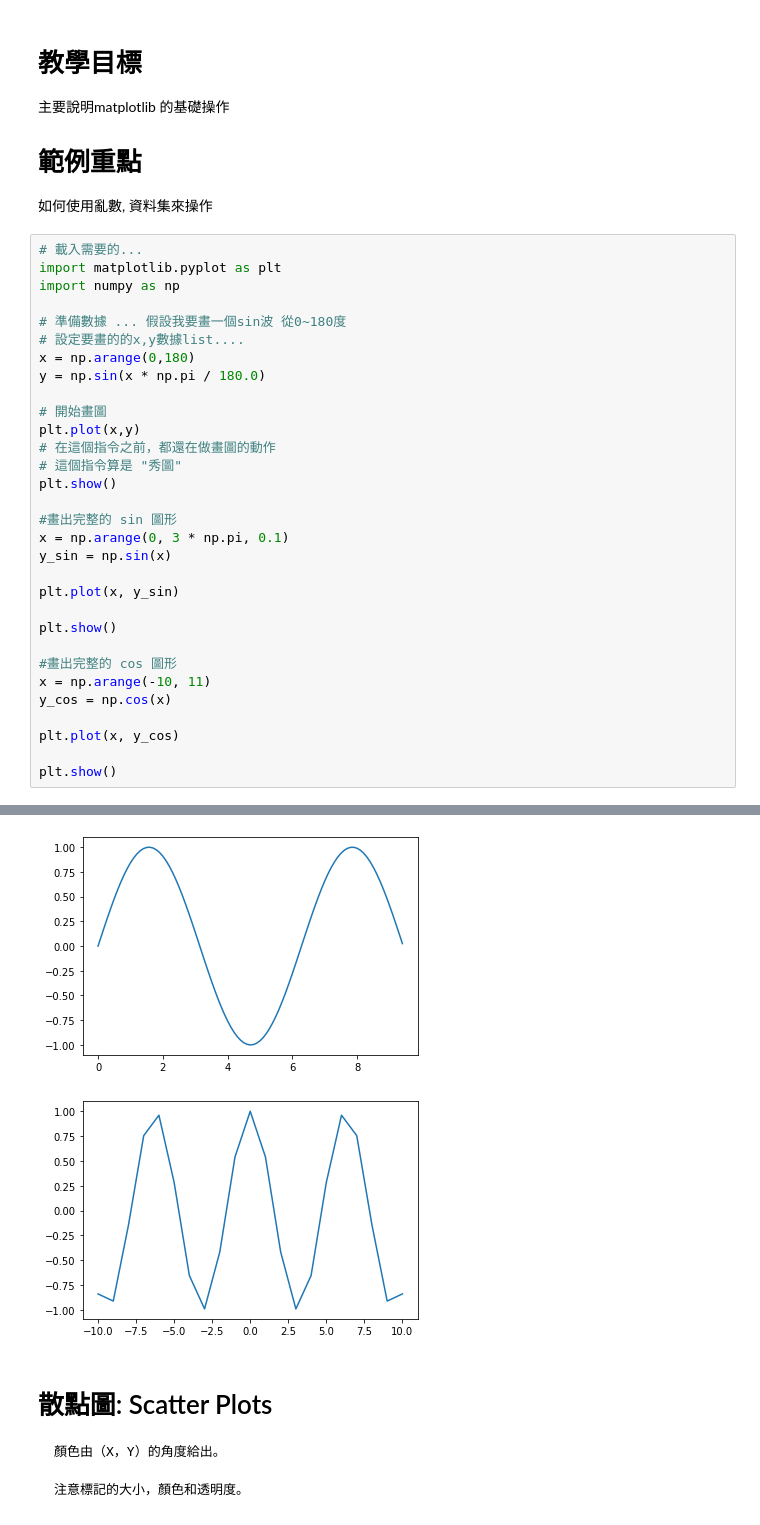
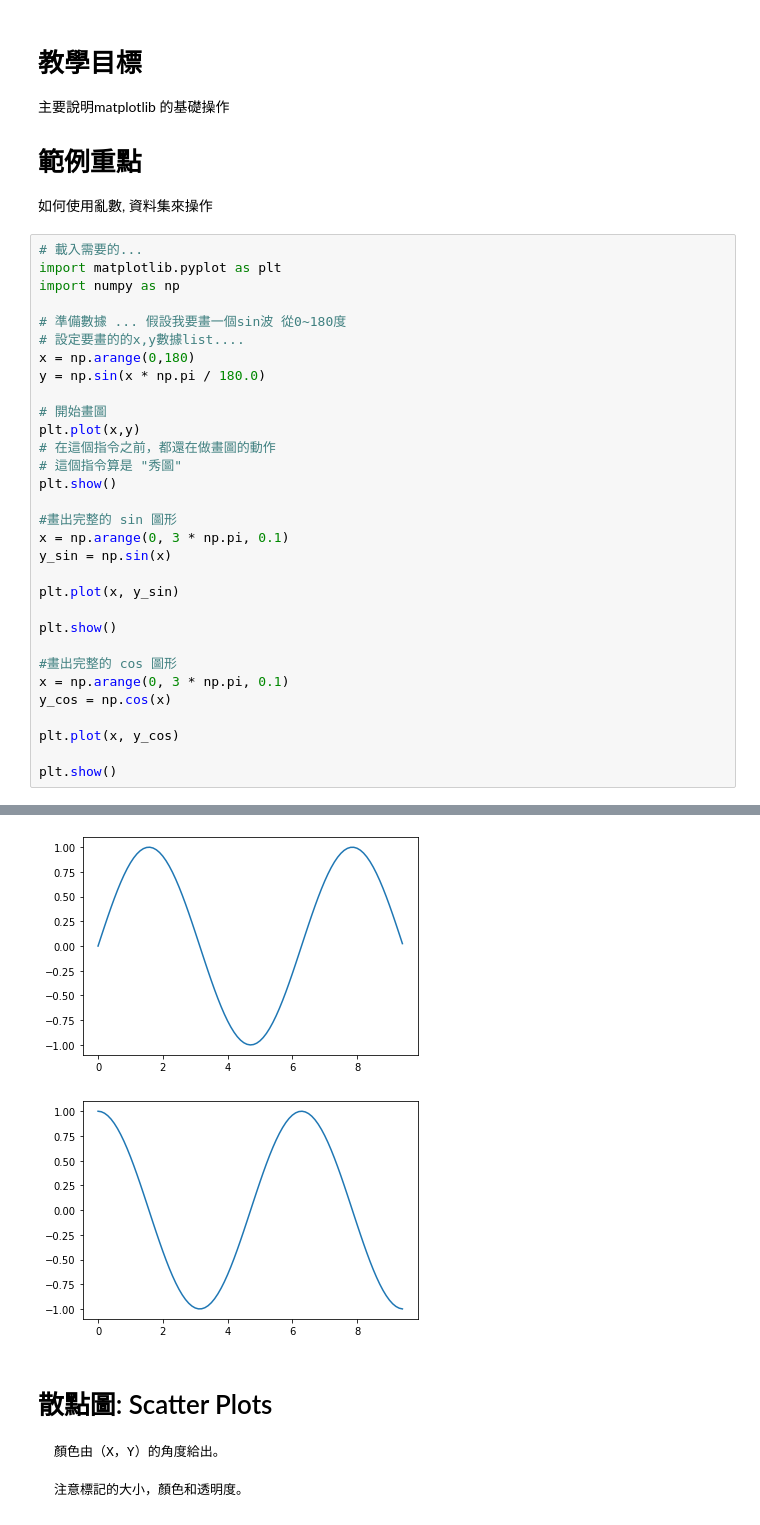
Before and after one commit to Chiakai-Chang/Cupoy_PythonDataScience_Marathon, a Jupyter notebook: D18_Python資料視覺化工具與常見統計圖表介紹_作業.ipynb, the cells around one changed output, grey strips where cells are left out. Saved outputs shown, nothing was run; the diff lists cells and outputs as text.

```diff
--- a/D18_Python資料視覺化工具與常見統計圖表介紹_作業.ipynb
+++ b/D18_Python資料視覺化工具與常見統計圖表介紹_作業.ipynb
@@ -14,35 +14,35 @@ import matplotlib.pyplot as plt
 import numpy as np
 
 # 準備數據 ... 假設我要畫一個sin波 從0~180度
 # 設定要畫的的x,y數據list....
 x = np.arange(0,180)
 y = np.sin(x * np.pi / 180.0)
 
 # 開始畫圖
 plt.plot(x,y)
 # 在這個指令之前，都還在做畫圖的動作
 # 這個指令算是 "秀圖"
 plt.show()
 
 #畫出完整的 sin 圖形
 x = np.arange(0, 3 * np.pi, 0.1)
 y_sin = np.sin(x)
 
 plt.plot(x, y_sin)
 
 plt.show()
 
 #畫出完整的 cos 圖形
-x = np.arange(-10, 11)
+x = np.arange(0, 3 * np.pi, 0.1)
 y_cos = np.cos(x)
 
 plt.plot(x, y_cos)
 
 plt.show()
 # %% [output]
 [figure]
 [figure]
-[figure, old version]
+[figure, new version]
 # %% [markdown]
 # 散點圖: Scatter Plots
 
```
Also changed, not shown: parts of 1 cell of this notebook.
